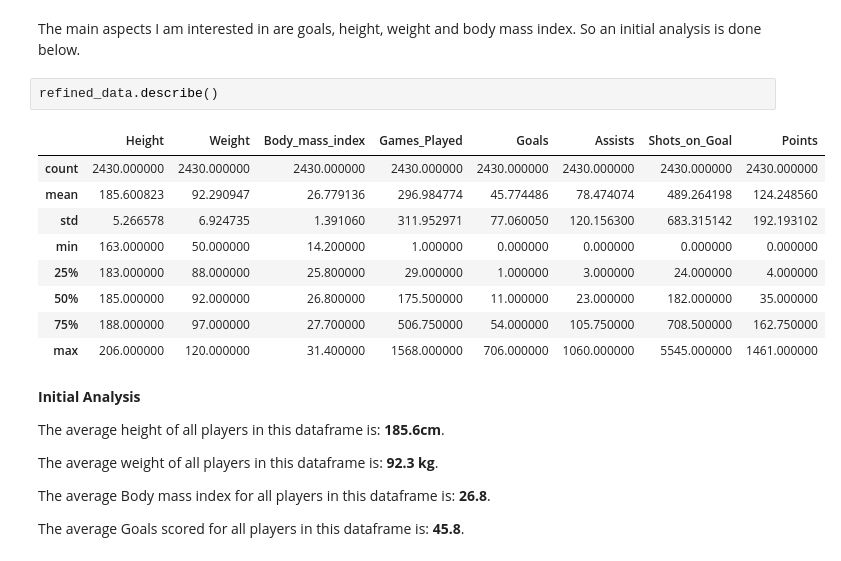
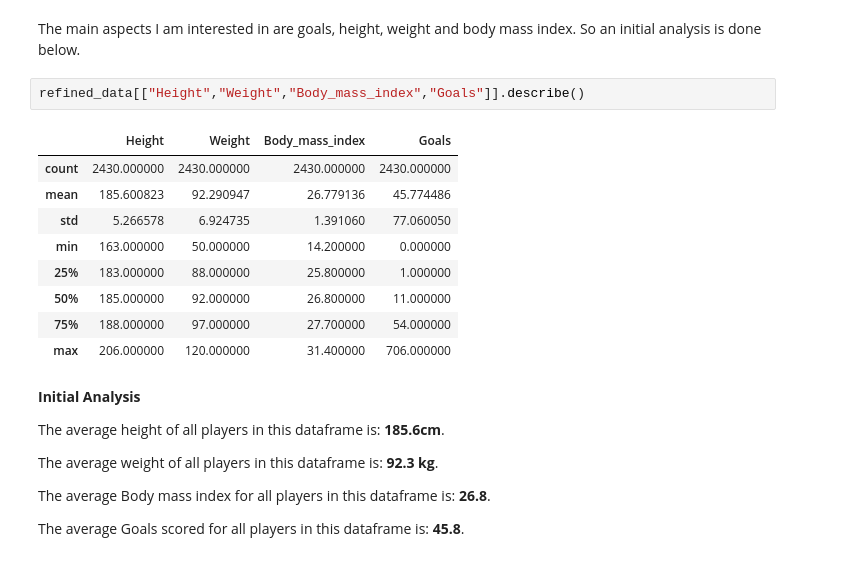
Before and after one commit to data301-2021-winter1/project-group38-project, a Jupyter notebook: notebooks/analysis1.ipynb, the cells around one changed output. Drawn from its saved outputs; the diff is of its cells as text.

```diff
--- a/notebooks/analysis1.ipynb
+++ b/notebooks/analysis1.ipynb
@@ -138,17 +139,17 @@ refined_data
 # %% [markdown]
 The main aspects I am interested in are goals, height, weight and body mass index. So an initial analysis is done below.
 # %%
-refined_data.describe()
+refined_data[["Height","Weight","Body_mass_index","Goals"]].describe()
 # %% [output]
-|  | Height | Weight | Body_mass_index | Games_Played | Goals | Assists | Shots_on_Goal | Points |
-| count | 2430.000000 | 2430.000000 | 2430.000000 | 2430.000000 | 2430.000000 | 2430.000000 | 2430.000000 | 2430.000000 |
-| mean | 185.600823 | 92.290947 | 26.779136 | 296.984774 | 45.774486 | 78.474074 | 489.264198 | 124.248560 |
-| std | 5.266578 | 6.924735 | 1.391060 | 311.952971 | 77.060050 | 120.156300 | 683.315142 | 192.193102 |
-| min | 163.000000 | 50.000000 | 14.200000 | 1.000000 | 0.000000 | 0.000000 | 0.000000 | 0.000000 |
-| 25% | 183.000000 | 88.000000 | 25.800000 | 29.000000 | 1.000000 | 3.000000 | 24.000000 | 4.000000 |
-| 50% | 185.000000 | 92.000000 | 26.800000 | 175.500000 | 11.000000 | 23.000000 | 182.000000 | 35.000000 |
-| 75% | 188.000000 | 97.000000 | 27.700000 | 506.750000 | 54.000000 | 105.750000 | 708.500000 | 162.750000 |
-| max | 206.000000 | 120.000000 | 31.400000 | 1568.000000 | 706.000000 | 1060.000000 | 5545.000000 | 1461.000000 |
+|  | Height | Weight | Body_mass_index | Goals |
+| count | 2430.000000 | 2430.000000 | 2430.000000 | 2430.000000 |
+| mean | 185.600823 | 92.290947 | 26.779136 | 45.774486 |
+| std | 5.266578 | 6.924735 | 1.391060 | 77.060050 |
+| min | 163.000000 | 50.000000 | 14.200000 | 0.000000 |
+| 25% | 183.000000 | 88.000000 | 25.800000 | 1.000000 |
+| 50% | 185.000000 | 92.000000 | 26.800000 | 11.000000 |
+| 75% | 188.000000 | 97.000000 | 27.700000 | 54.000000 |
+| max | 206.000000 | 120.000000 | 31.400000 | 706.000000 |
 # %% [markdown]
 **Initial Analysis**
 
```
Also changed, not shown: parts of 35 cells of this notebook.
